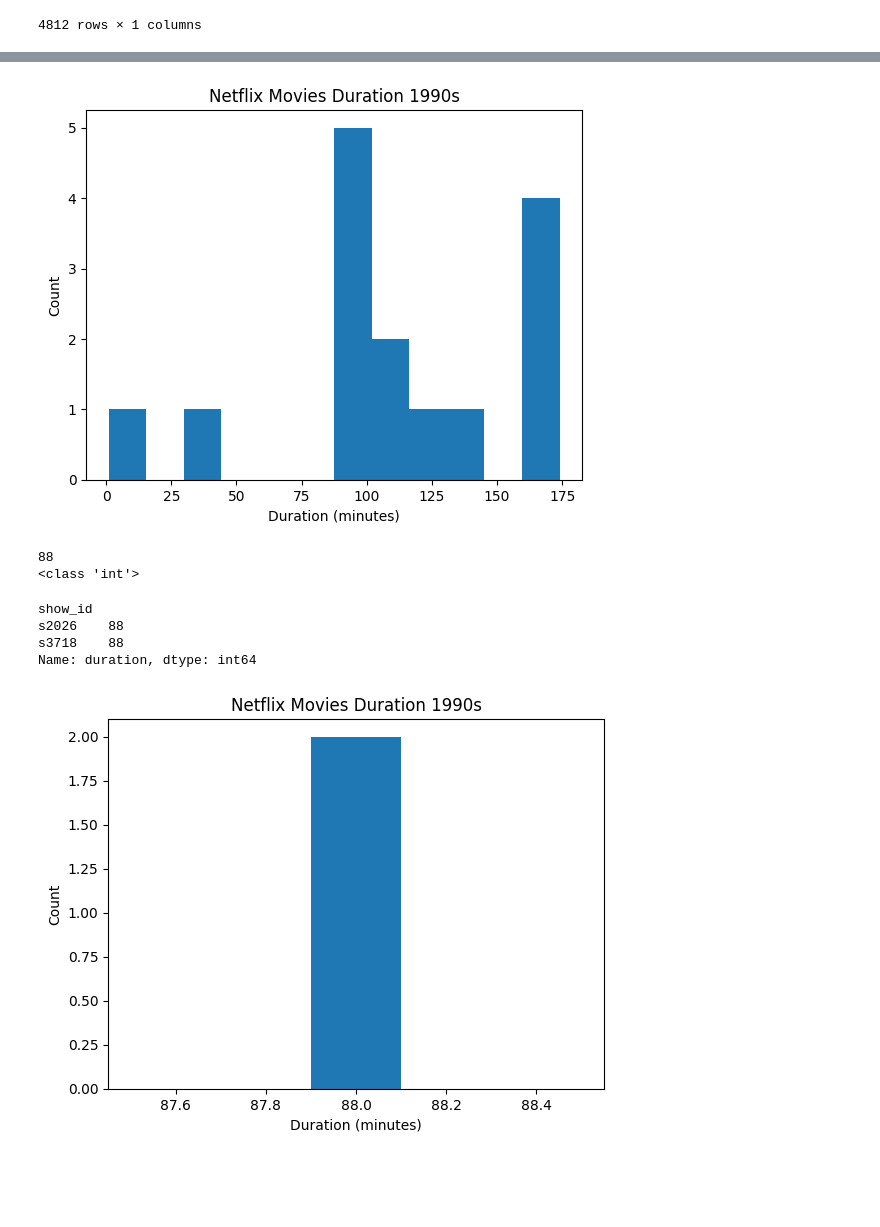
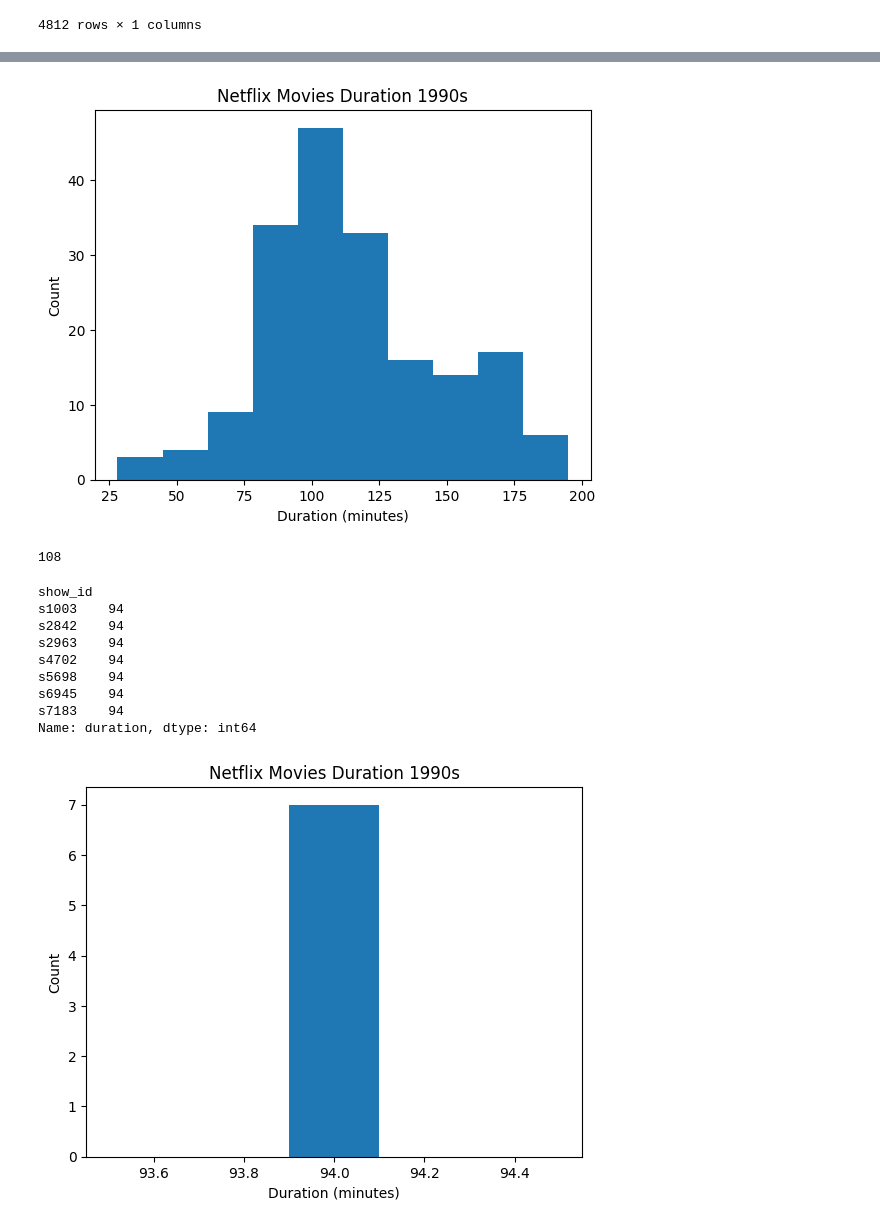
Before and after one commit to engjoaofaro/netflix_case_datacamp, a Jupyter notebook: notebook.ipynb, the cells around one changed output, grey strips where cells are left out. Drawn from its saved outputs; the diff is of its cells as text; code cells hidden in the pictures; blank space fills up the shorter version.

```diff
--- a/notebook.ipynb
+++ b/notebook.ipynb
@@ -84,7 +84,7 @@ only_col_release_year
 4812 rows × 1 columns
 # %%
 # select only 90's movies
-movies = netflix_df.loc[netflix_df['release_year'] == 1990]
+movies = netflix_df.loc[(netflix_df['release_year'] >= 1990) &(netflix_df['release_year'] < 2000) & (netflix_df['type'] == 'Movie')]
 # verifying the type of obj
 type(movies)
 
@@ -111,33 +108,34 @@ movies
 # %%
 # Plot Netflix Movies duration
-plt.hist(movies['duration'], bins=12)
+plt.hist(movies['duration'])
 plt.title("Netflix Movies Duration 1990s")
 plt.xlabel("Duration (minutes)")
 plt.ylabel("Count")
 plt.grid(False)
 plt.show()
 # %% [output]
-[figure, old version]
+[figure, new version]
+# %%
+# get the most frequent movie duration
+median = movies['duration'].median()
+duration = int(median.item())
+print(duration)
+# %% [output]
+108
 # %%
-# get the common duration
-duration_movie = movies.duration.mode()
-duration = duration_movie[0]
-duration = duration.item()
-
-print(duration)
-
-print(type(duration))
-
 # show the values that appear most often
 movies_duration = movies.loc[movies.duration == movies.duration.mode()[0], 'duration']
 movies_duration
 # %% [output]
-88
-<class 'int'>
+show_id
+s1003    94
+s2842    94
+s2963    94
+s4702    94
+s5698    94
+s6945    94
+s7183    94
+Name: duration, dtype: int64
-show_id
-s2026    88
-s3718    88
-Name: duration, dtype: int64
 # %%
 # plot the values that appear most often
 plt.hist(movies_duration, bins=5)
@@ -146,6 +144,6 @@ plt.xlabel("Duration (minutes)")
 plt.ylabel("Count")
 plt.show()
 # %% [output]
-[figure, old version]
+[figure, new version]
 # %%
 # table with short action movies from the 1990s
```
Also changed, not shown: parts of 3 cells of this notebook.
